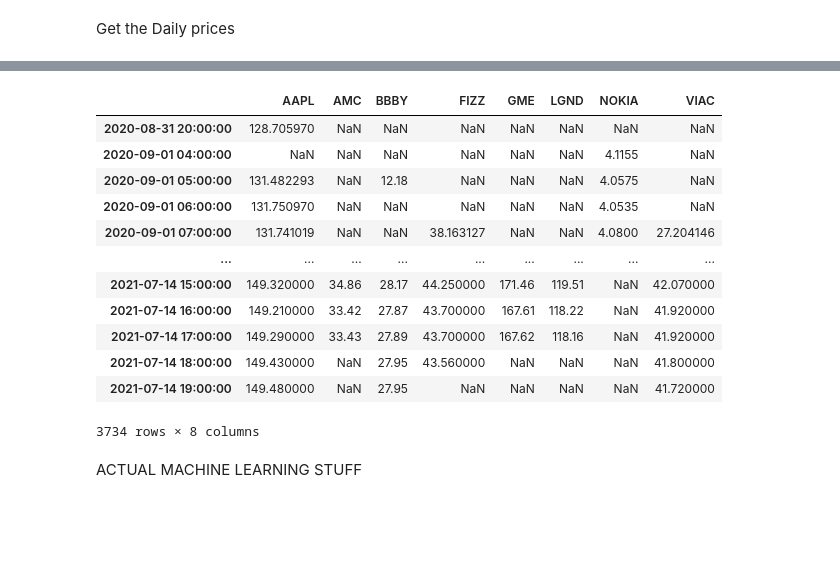
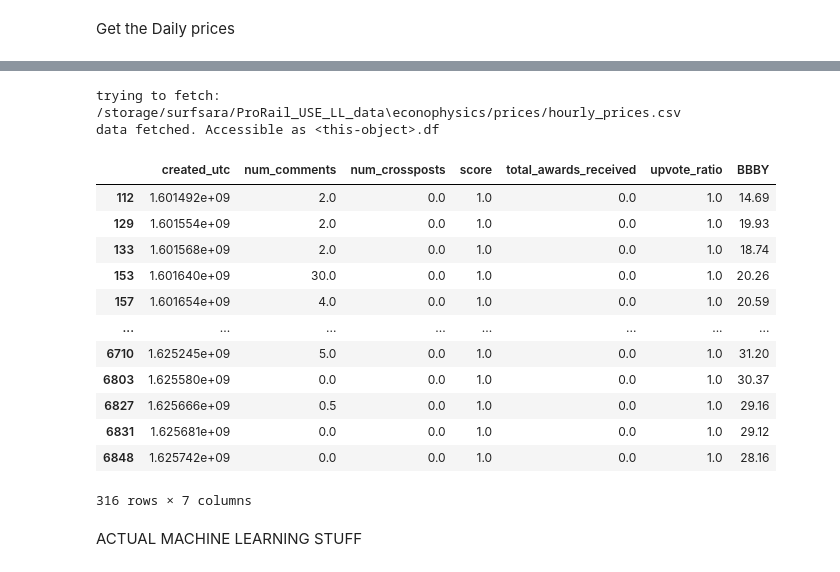
Before and after one commit to SaberQ19/socioPhysics_DiamondHands, a Jupyter notebook: xgBoost.ipynb, the cells around one changed output, grey strips where cells are left out. Saved outputs shown, nothing was run; the diff lists cells and outputs as text; code cells hidden in the pictures; blank space fills up the shorter version.

```diff
--- a/xgBoost.ipynb
+++ b/xgBoost.ipynb
@@ -142,9 +166,10 @@ data fetched. Accessible as <this-object>.df
 # %%
-df.drop(['all_awardings', 'id','author', 'author_fullname','created', 'full_link',  'gildings', 'id.1', 'link_flair_css_class', 'permalink', 'pinned', 'retrieved_on', 'selftext', 'subreddit', 'subreddit_id', 'subreddit_subscribers', 'title', 'url', 'removed_by_category'], axis='columns', inplace= True)
-redditPosts = df.set_index('created_utc')
-redditPosts.sort_index(inplace=True)
-redditPosts.index = pd.to_datetime(redditPosts.index, origin='unix', unit='s')
 
-#Take the mean of all these values over a day
-daily_mean_Posts = redditPosts.resample('D').mean()
-daily_mean_Posts
+# stock_post['GME_post'].drop(['all_awardings', 'id','author', 'author_fullname','created', 'full_link',  'gildings', 'id.1', 'link_flair_css_class', 'permalink', 'pinned', 'retrieved_on', 'selftext', 'subreddit', 'subreddit_id', 'subreddit_subscribers', 'title', 'url', 'removed_by_category', 'over_18'], axis='columns', inplace= True)
+# redditPosts = df.set_index('created_utc')
+# redditPosts.sort_index(inplace=True)
+# redditPosts.index = pd.to_datetime(redditPosts.index, origin='unix', unit='s')
+
+# #Take the mean of all these values over a day
+# daily_mean_Posts = redditPosts.resample('D').mean()
+# daily_mean_Posts
@@ -211,28 +178,34 @@ data fetched. Accessible as <this-object>.df
 # %%
+dh.fetch_econophysics_data_from_path("econophysics/prices/hourly_prices.csv")
+prices = dh.df
+prices.index = pd.to_datetime(prices.index) # to be sure that the index is in the pandas DateTime format
+
+combined_df_all_stocks = {}
 #Combine the dfs, add time as a float column
-
-combined_df_all_stocks = daily_mean_Posts.join(prices)
-combined_df_all_stocks = combined_df_all_stocks.reset_index()
-combined_df_all_stocks.rename(columns={'index': 'created_utc'}, inplace=True)
-combined_df_all_stocks['created_utc'] = combined_df_all_stocks['created_utc'].apply(lambda x: x.timestamp())
-combined_df_all_stocks
-prices_post_join = combined_df_all_stocks.iloc[:, -8:]
-prices_post_join.dropna(inplace=True)
-prices_post_join
+for stock in stockname:
+    combined_df_all_stocks[f'{stock}_post'] = daily_mean_Posts[f'{stock}_post'].join(prices[f'{stock}'])
+    combined_df_all_stocks[f'{stock}_post'] = combined_df_all_stocks[f'{stock}_post'].reset_index()
+    combined_df_all_stocks[f'{stock}_post'].rename(columns={'index': 'created_utc'}, inplace=True)
+    combined_df_all_stocks[f'{stock}_post']['created_utc'] = combined_df_all_stocks[f'{stock}_post']['created_utc'].apply(lambda x: x.timestamp())
+    combined_df_all_stocks[f'{stock}_post'].dropna(inplace=True)
+# prices_post_join
+combined_df_all_stocks['BBBY_post']
 # %% [output]
+trying to fetch: /storage/surfsara/ProRail_USE_LL_data\econophysics/prices/hourly_prices.csv
+data fetched. Accessible as <this-object>.df
-|  | AAPL | AMC | BBBY | FIZZ | GME | LGND | NOKIA | VIAC |
-| 2020-08-31 20:00:00 | 128.705970 | NaN | NaN | NaN | NaN | NaN | NaN | NaN |
-| 2020-09-01 04:00:00 | NaN | NaN | NaN | NaN | NaN | NaN | 4.1155 | NaN |
-| 2020-09-01 05:00:00 | 131.482293 | NaN | 12.18 | NaN | NaN | NaN | 4.0575 | NaN |
-| 2020-09-01 06:00:00 | 131.750970 | NaN | NaN | NaN | NaN | NaN | 4.0535 | NaN |
-| 2020-09-01 07:00:00 | 131.741019 | NaN | NaN | 38.163127 | NaN | NaN | 4.0800 | 27.204146 |
-| ... | ... | ... | ... | ... | ... | ... | ... | ... |
-| 2021-07-14 15:00:00 | 149.320000 | 34.86 | 28.17 | 44.250000 | 171.46 | 119.51 | NaN | 42.070000 |
-| 2021-07-14 16:00:00 | 149.210000 | 33.42 | 27.87 | 43.700000 | 167.61 | 118.22 | NaN | 41.920000 |
-| 2021-07-14 17:00:00 | 149.290000 | 33.43 | 27.89 | 43.700000 | 167.62 | 118.16 | NaN | 41.920000 |
-| 2021-07-14 18:00:00 | 149.430000 | NaN | 27.95 | 43.560000 | NaN | NaN | NaN | 41.800000 |
-| 2021-07-14 19:00:00 | 149.480000 | NaN | 27.95 | NaN | NaN | NaN | NaN | 41.720000 |
+|  | created_utc | num_comments | num_crossposts | score | total_awards_received | upvote_ratio | BBBY |
+| 112 | 1.601492e+09 | 2.0 | 0.0 | 1.0 | 0.0 | 1.0 | 14.69 |
+| 129 | 1.601554e+09 | 2.0 | 0.0 | 1.0 | 0.0 | 1.0 | 19.93 |
+| 133 | 1.601568e+09 | 2.0 | 0.0 | 1.0 | 0.0 | 1.0 | 18.74 |
+| 153 | 1.601640e+09 | 30.0 | 0.0 | 1.0 | 0.0 | 1.0 | 20.26 |
+| 157 | 1.601654e+09 | 4.0 | 0.0 | 1.0 | 0.0 | 1.0 | 20.59 |
+| ... | ... | ... | ... | ... | ... | ... | ... |
+| 6710 | 1.625245e+09 | 5.0 | 0.0 | 1.0 | 0.0 | 1.0 | 31.20 |
+| 6803 | 1.625580e+09 | 0.0 | 0.0 | 1.0 | 0.0 | 1.0 | 30.37 |
+| 6827 | 1.625666e+09 | 0.5 | 0.0 | 1.0 | 0.0 | 1.0 | 29.16 |
+| 6831 | 1.625681e+09 | 0.0 | 0.0 | 1.0 | 0.0 | 1.0 | 29.12 |
+| 6848 | 1.625742e+09 | 0.0 | 0.0 | 1.0 | 0.0 | 1.0 | 28.16 |
-3734 rows × 8 columns
+316 rows × 7 columns
 # %% [markdown]
 ACTUAL MACHINE LEARNING STUFF
 # %%
```
Also changed, not shown: parts of 8 cells of this notebook.
